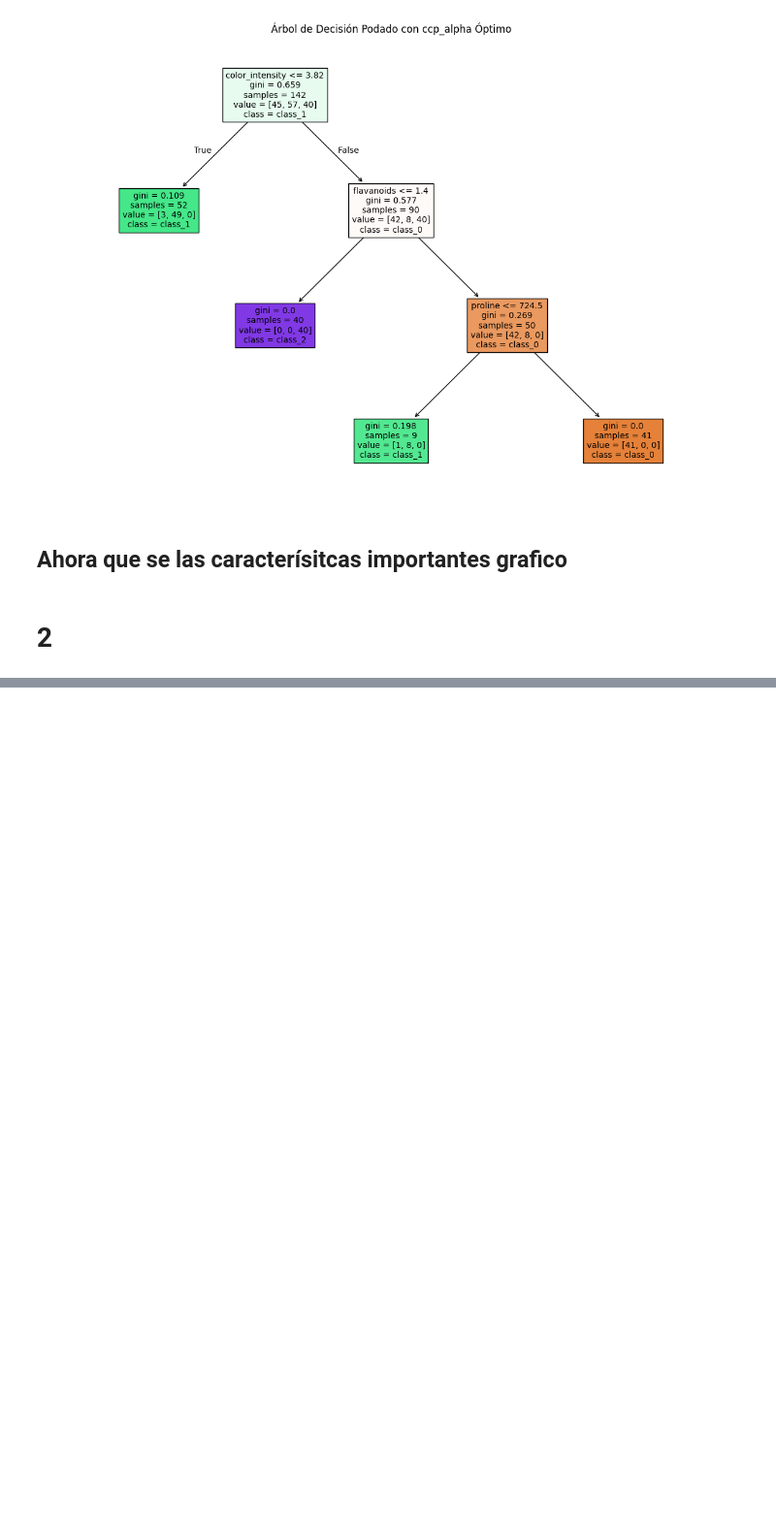
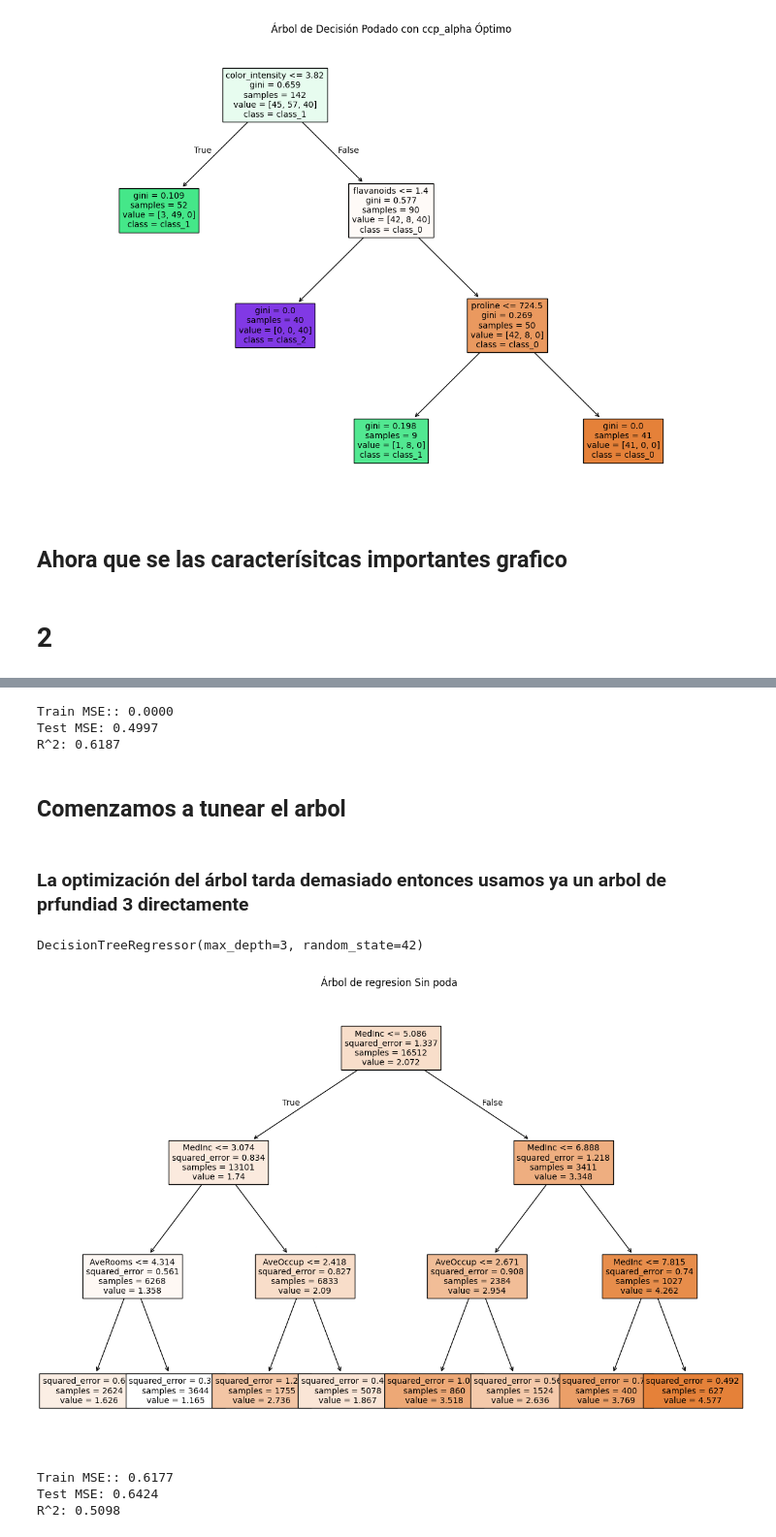
Before and after one commit to marcopadila/Aprendizaje1, a Jupyter notebook: clase05/notebook_05-carlos.ipynb, the cells around one changed output, grey strips where cells are left out. Shown at 97% size. Cells and saved outputs as stored; diff of their text form; code cells hidden in the pictures; blank space fills up the shorter version.

```diff
--- a/clase05/notebook_05-carlos.ipynb
+++ b/clase05/notebook_05-carlos.ipynb
@@ -544,0 +545,20 @@ plt.show()
+# %%
+# Evaluamos el rendimiento
+from sklearn.metrics import mean_squared_error,r2_score
+
+y_train_pred_house = tree_reg_house.predict(X_train_house)
+y_test_pred_house = tree_reg_house.predict(X_test_house)
+
+train_mse_house = mean_squared_error(y_train_house, y_train_pred_house)
+test_mse_house = mean_squared_error(y_test_house, y_test_pred_house)
+
+r2=r2_score(y_test_house,y_test_pred_house)
+print(f"Train MSE:: {train_mse_house:.4f}")
+print(f"Test MSE: {test_mse_house:.4f}")
+print(f"R^2: {r2:0.4f}")
+# %% [output]
+Train MSE:: 0.0000
+Test MSE: 0.4997
+R^2: 0.6187
+# %% [markdown]
+## Comenzamos a tunear el arbol
@@ -544,0 +577,35 @@ plt.show()
+# %% [markdown]
+### La optimización del árbol tarda demasiado entonces usamos ya un arbol de prfundiad 3 directamente
+# %%
+tree_reg_house=DecisionTreeRegressor(random_state=42,max_depth=3)
+tree_reg_house.fit(X_train_house,y_train_house)
+# %% [output]
+DecisionTreeRegressor(max_depth=3, random_state=42)
+# %%
+plt.figure(figsize=(15, 10))
+plot_tree(tree_reg_house,
+          feature_names=feature_names,
+          filled=True,
+          fontsize=10)
+plt.title("Árbol de regresion Sin poda ")
+plt.show()
+# %% [output]
+[figure, added]
+# %%
+# Evaluamos el rendimiento
+from sklearn.metrics import mean_squared_error,r2_score
+
+y_train_pred_house = tree_reg_house.predict(X_train_house)
+y_test_pred_house = tree_reg_house.predict(X_test_house)
+
+train_mse_house = mean_squared_error(y_train_house, y_train_pred_house)
+test_mse_house = mean_squared_error(y_test_house, y_test_pred_house)
+
+r2=r2_score(y_test_house,y_test_pred_house)
+print(f"Train MSE:: {train_mse_house:.4f}")
+print(f"Test MSE: {test_mse_house:.4f}")
+print(f"R^2: {r2:0.4f}")
+# %% [output]
+Train MSE:: 0.6177
+Test MSE: 0.6424
+R^2: 0.5098
```
Also changed, not shown: parts of 13 cells of this notebook.
